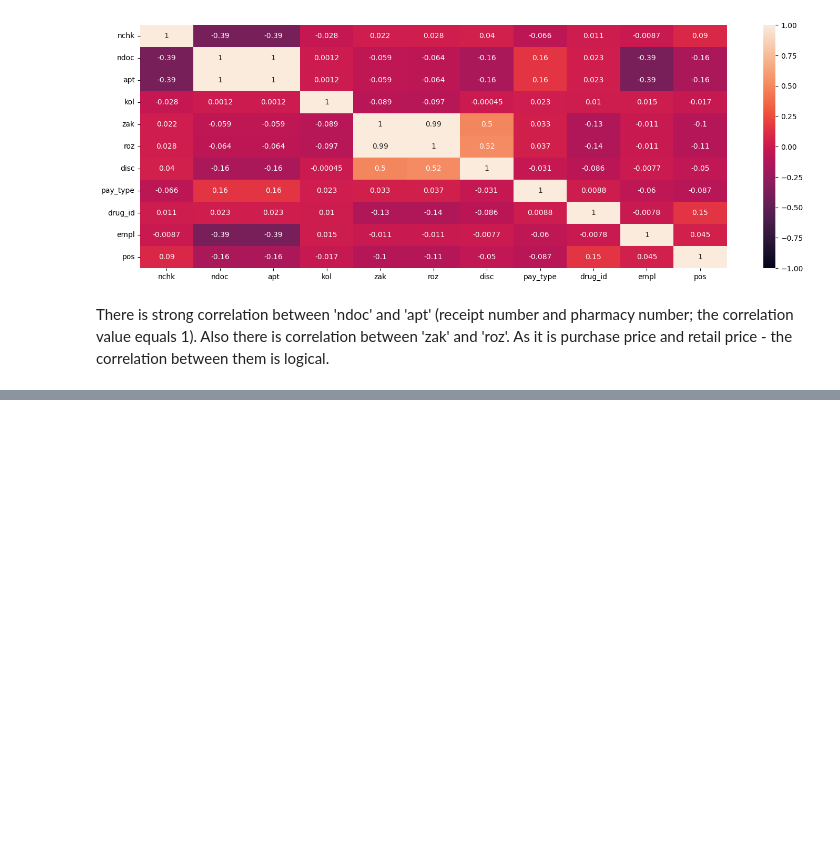
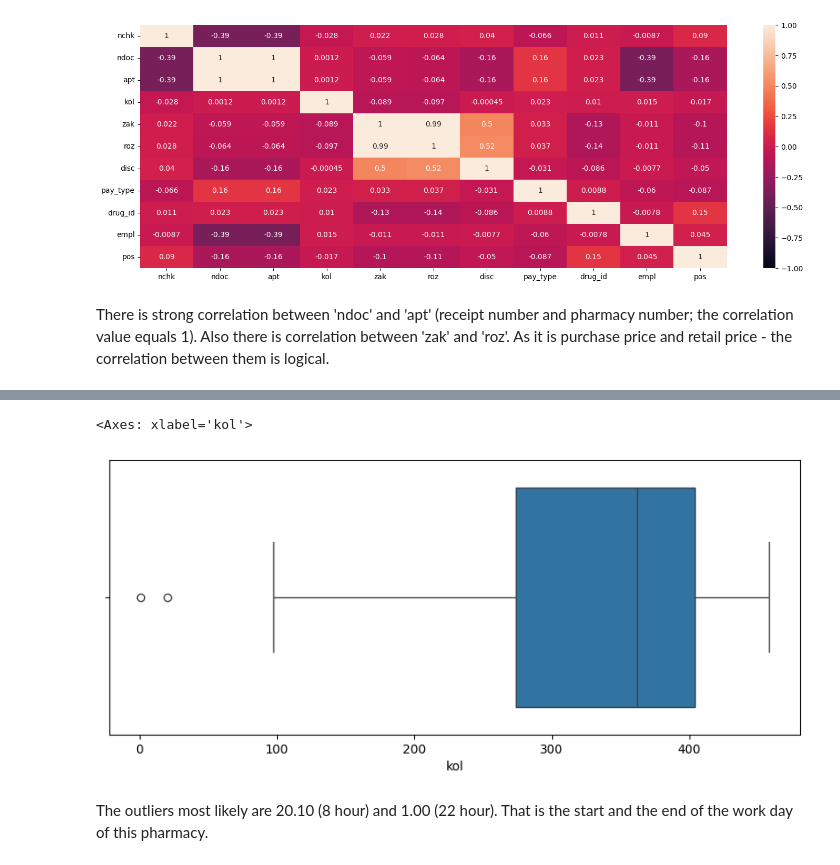
Before and after one commit to norriddx/pharmacy-analysis, a Jupyter notebook: eda.ipynb, the cells around one changed output, grey strips where cells are left out. Saved outputs shown, nothing was run; the diff lists cells and outputs as text; code cells hidden in the pictures; blank space fills up the shorter version.

Commit message:
eda: creating columns, estimating distributions with box plot

```diff
--- a/eda.ipynb
+++ b/eda.ipynb
@@ -247,0 +250,4 @@ There is strong correlation between 'ndoc' and 'apt' (receipt number and pharmac
+# %%
+df['hour'] = df['c_time'].map(lambda x: x.hour)
+distr = df.groupby('hour')['kol'].agg(sum)
+distr
@@ -247,0 +272,8 @@ There is strong correlation between 'ndoc' and 'apt' (receipt number and pharmac
+# %%
+plt.figure(figsize=(10,4))
+sns.boxplot(distr, orient='h')
+# %% [output]
+<Axes: xlabel='kol'>
+[figure, added]
+# %% [markdown]
+The outliers most likely are 20.10 (8 hour) and 1.00 (22 hour). That is the start and the end of the work day of this pharmacy.
```
Also changed, not shown: parts of 2 cells of this notebook.
